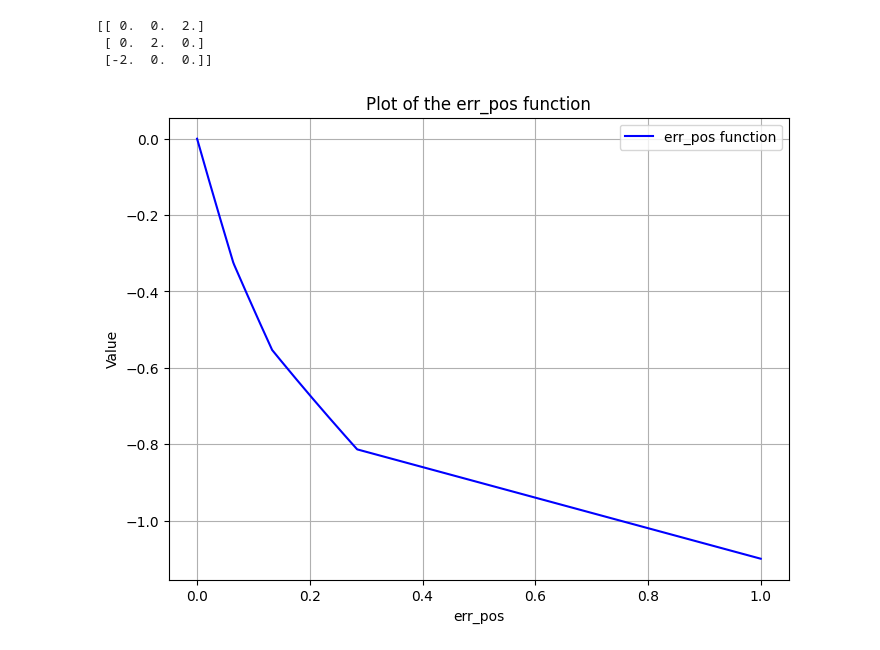
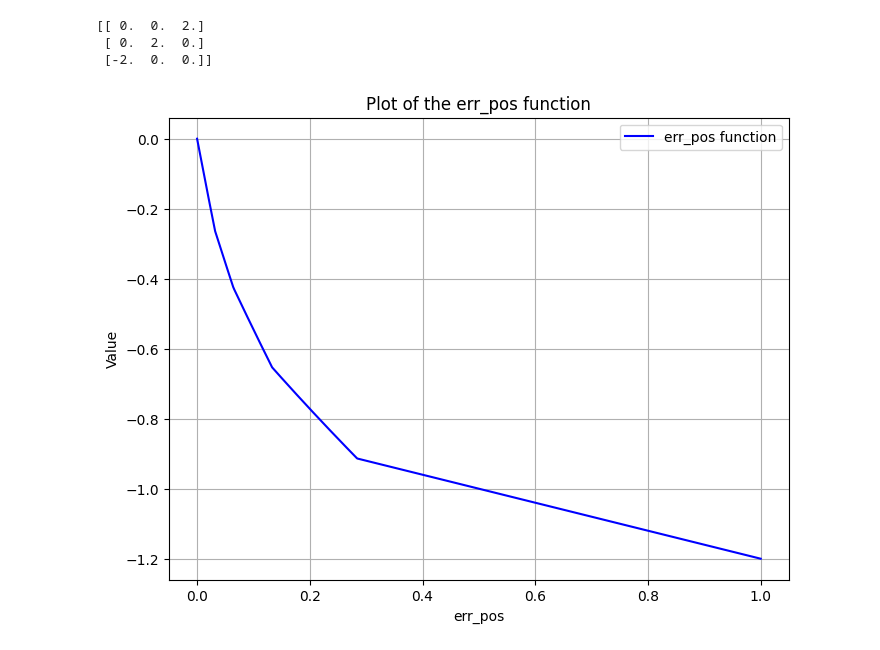
Before and after one commit to LeCAR-Lab/CoVO-MPC, a Jupyter notebook: quadjax/devel/3dpendulum.ipynb, the cells around one changed output. Cells and saved outputs as stored; diff of their text form; code cells hidden in the pictures.

```diff
--- a/quadjax/devel/3dpendulum.ipynb
+++ b/quadjax/devel/3dpendulum.ipynb
@@ -84,30 +84,31 @@ print(qtoQ(q))
 # %%
 import numpy as np
 import matplotlib.pyplot as plt
 import jax.numpy as jnp
 import jax
 
 # Define the function
 def err_pos(err_pos):
     return -err_pos * 0.4 - \
            jnp.clip(jnp.log(err_pos + 1) * 4, 0, 1) * 0.4 - \
            jnp.clip(jnp.log(err_pos + 1) * 8, 0, 1) * 0.2 - \
-           jnp.clip(jnp.log(err_pos + 1) * 16, 0, 1) * 0.1
+           jnp.clip(jnp.log(err_pos + 1) * 16, 0, 1) * 0.1 - \
+           jnp.clip(jnp.log(err_pos + 1) * 32, 0, 1) * 0.1
 
 # Generate a range of values for err_pos
-x = np.linspace(0, 1, 1000)
+x = np.linspace(0, 1.0, 1000)
 
 # Calculate the function values
 y = jax.vmap(err_pos)(x)
 
 # Create the plot
 plt.figure(figsize=(8, 6))
 plt.plot(x, y, label='err_pos function', color='b')
 plt.xlabel('err_pos')
 plt.ylabel('Value')
 plt.title('Plot of the err_pos function')
 plt.grid(True)
 plt.legend()
 plt.show()
 # %% [output]
-[figure, old version]
+[figure, new version]
```
Also changed, not shown: 1 other file.
